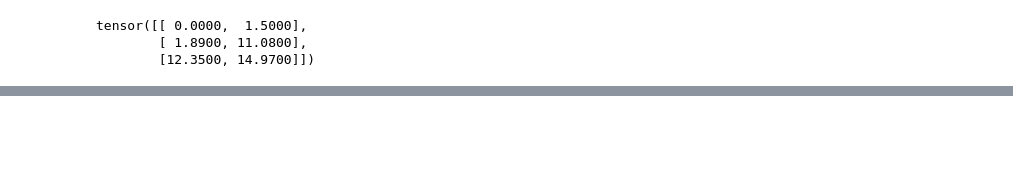
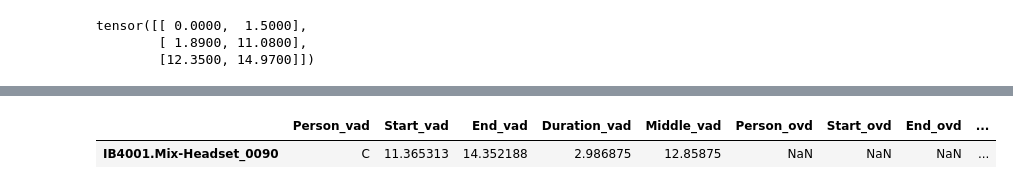
Before and after one commit to Lakebak/AudioAnalysis, a Jupyter notebook: test_notebook.ipynb, the cells around one changed output, grey strips where cells are left out. Saved outputs shown, nothing was run; the diff lists cells and outputs as text; code cells hidden in the pictures; blank space fills up the shorter version.

```diff
--- a/test_notebook.ipynb
+++ b/test_notebook.ipynb
@@ -126,0 +130,5 @@ denoised = audio.denoise(signal, save=True)
+# %%
+ds
+# %% [output]
+|  | Person_vad | Start_vad | End_vad | Duration_vad | Middle_vad | Person_ovd | Start_ovd | End_ovd | ... |
+| IB4001.Mix-Headset_0090 | C | 11.365313 | 14.352188 | 2.986875 | 12.85875 | NaN | NaN | NaN | ... |
```
Also changed, not shown: parts of 15 cells of this notebook, 18 other files.
